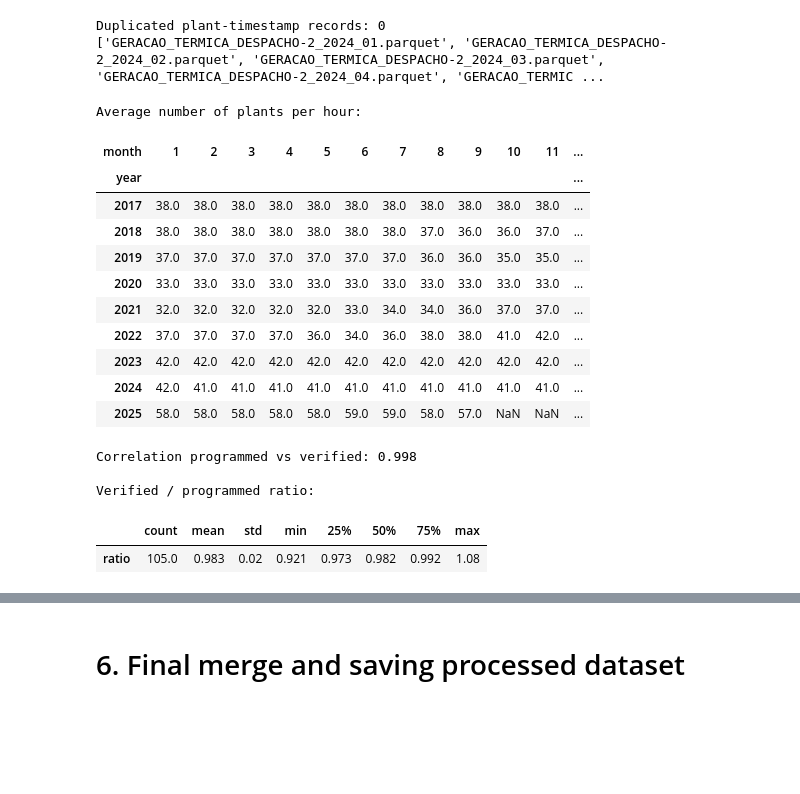
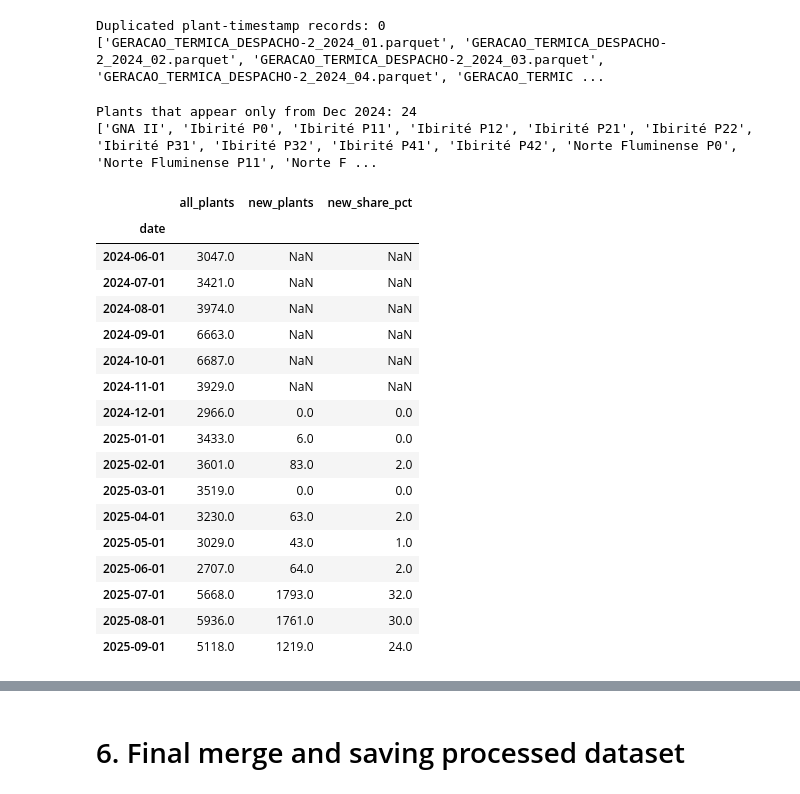
Before and after one commit to cesarmonteiro09/energy-pld-analysis, a Jupyter notebook: notebooks/01_exploratory_data_analysis.ipynb, the cells around one changed output, grey strips where cells are left out. Cells and saved outputs as stored; diff of their text form; code cells hidden in the pictures; blank space fills up the shorter version.

Commit message:
chore(notebook-01): re-run all cells and add thermal coverage notes

```diff
--- a/notebooks/01_exploratory_data_analysis.ipynb
+++ b/notebooks/01_exploratory_data_analysis.ipynb
@@ -356,44 +356,42 @@ Median records per power plant and timestamp, by year:
 Duplicated plant-timestamp records: 0
 ['GERACAO_TERMICA_DESPACHO-2_2024_01.parquet', 'GERACAO_TERMICA_DESPACHO-2_2024_02.parquet', 'GERACAO_TERMICA_DESPACHO-2_2024_03.parquet', 'GERACAO_TERMICA_DESPACHO-2_2024_04.parquet', 'GERACAO_TERMIC ...
 # %%
-# --- THERMAL CHECK: PLANTS PER HOUR BY MONTH, PROGRAMMED vs VERIFIED ---
+# --- THERMAL CHECK: PLANTS THAT APPEAR FROM DEC 2024 ---
 
-df_ter_se["val_verifgeracao"] = pd.to_numeric(df_ter_se["val_verifgeracao"], errors="coerce")
+# 1. Plants seen before and after December 2024
+plants_before = set(df_ter_se.loc[df_ter_se["date"] < "2024-12-01", "nom_usina"].unique())
+plants_after = set(df_ter_se.loc[df_ter_se["date"] >= "2024-12-01", "nom_usina"].unique())
+new_plants = sorted(plants_after - plants_before)
+print("Plants that appear only from Dec 2024:", len(new_plants))
+print(new_plants)
 
-# 1. System-wide values per hour (sum across plants)
-by_hour = df_ter_se.groupby("date").agg(
-    n_plants=("nom_usina", "nunique"),
-    prog=("val_proggeracao", "sum"),
-    verif=("val_verifgeracao", "sum"),
-)
+# 2. Monthly mean generation: new plants vs all plants
+df_new = df_ter_se[df_ter_se["nom_usina"].isin(new_plants)]
+new_monthly = df_new.groupby("date")["val_proggeracao"].sum().resample("MS").mean()
+all_monthly = df_ter_se.groupby("date")["val_proggeracao"].sum().resample("MS").mean()
 
-# 2. Monthly means, same window as the analysis
-monthly = by_hour.resample("MS").mean().loc["2017-01-01":"2025-09-01"]
-
-# 3. Plants per hour: year x month table
-table = monthly.assign(year=monthly.index.year, month=monthly.index.month)
-print("Average number of plants per hour:")
-display(table.pivot(index="year", columns="month", values="n_plants").round(0))
-
-# 4. Programmed vs verified generation
-print("\nCorrelation programmed vs verified:", round(monthly["prog"].corr(monthly["verif"]), 3))
-print("\nVerified / programmed ratio:")
-display((monthly["verif"] / monthly["prog"]).describe().to_frame("ratio").T.round(3))
+check = pd.DataFrame({"all_plants": all_monthly, "new_plants": new_monthly})
+check = check.loc["2024-06-01":"2025-09-01"]
+check["new_share_pct"] = (check["new_plants"] / check["all_plants"] * 100).round(1)
+display(check.round(0))
 # %% [output]
-Average number of plants per hour:
+Plants that appear only from Dec 2024: 24
+['GNA II', 'Ibirité P0', 'Ibirité P11', 'Ibirité P12', 'Ibirité P21', 'Ibirité P22', 'Ibirité P31', 'Ibirité P32', 'Ibirité P41', 'Ibirité P42', 'Norte Fluminense P0', 'Norte Fluminense P11', 'Norte F ...
-| month | 1 | 2 | 3 | 4 | 5 | 6 | 7 | 8 | 9 | 10 | 11 | ... |
-| year |  |  |  |  |  |  |  |  |  |  |  | ... |
-| 2017 | 38.0 | 38.0 | 38.0 | 38.0 | 38.0 | 38.0 | 38.0 | 38.0 | 38.0 | 38.0 | 38.0 | ... |
-| 2018 | 38.0 | 38.0 | 38.0 | 38.0 | 38.0 | 38.0 | 38.0 | 37.0 | 36.0 | 36.0 | 37.0 | ... |
-| 2019 | 37.0 | 37.0 | 37.0 | 37.0 | 37.0 | 37.0 | 37.0 | 36.0 | 36.0 | 35.0 | 35.0 | ... |
-| 2020 | 33.0 | 33.0 | 33.0 | 33.0 | 33.0 | 33.0 | 33.0 | 33.0 | 33.0 | 33.0 | 33.0 | ... |
-| 2021 | 32.0 | 32.0 | 32.0 | 32.0 | 32.0 | 33.0 | 34.0 | 34.0 | 36.0 | 37.0 | 37.0 | ... |
-| 2022 | 37.0 | 37.0 | 37.0 | 37.0 | 36.0 | 34.0 | 36.0 | 38.0 | 38.0 | 41.0 | 42.0 | ... |
-| 2023 | 42.0 | 42.0 | 42.0 | 42.0 | 42.0 | 42.0 | 42.0 | 42.0 | 42.0 | 42.0 | 42.0 | ... |
-| 2024 | 42.0 | 41.0 | 41.0 | 41.0 | 41.0 | 41.0 | 41.0 | 41.0 | 41.0 | 41.0 | 41.0 | ... |
-| 2025 | 58.0 | 58.0 | 58.0 | 58.0 | 58.0 | 59.0 | 59.0 | 58.0 | 57.0 | NaN | NaN | ... |
+|  | all_plants | new_plants | new_share_pct |
+| date |  |  |  |
+| 2024-06-01 | 3047.0 | NaN | NaN |
+| 2024-07-01 | 3421.0 | NaN | NaN |
+| 2024-08-01 | 3974.0 | NaN | NaN |
+| 2024-09-01 | 6663.0 | NaN | NaN |
+| 2024-10-01 | 6687.0 | NaN | NaN |
+| 2024-11-01 | 3929.0 | NaN | NaN |
+| 2024-12-01 | 2966.0 | 0.0 | 0.0 |
+| 2025-01-01 | 3433.0 | 6.0 | 0.0 |
+| 2025-02-01 | 3601.0 | 83.0 | 2.0 |
+| 2025-03-01 | 3519.0 | 0.0 | 0.0 |
+| 2025-04-01 | 3230.0 | 63.0 | 2.0 |
+| 2025-05-01 | 3029.0 | 43.0 | 1.0 |
+| 2025-06-01 | 2707.0 | 64.0 | 2.0 |
+| 2025-07-01 | 5668.0 | 1793.0 | 32.0 |
+| 2025-08-01 | 5936.0 | 1761.0 | 30.0 |
+| 2025-09-01 | 5118.0 | 1219.0 | 24.0 |
-Correlation programmed vs verified: 0.998
-
-Verified / programmed ratio:
-|  | count | mean | std | min | 25% | 50% | 75% | max |
-| ratio | 105.0 | 0.983 | 0.02 | 0.921 | 0.973 | 0.982 | 0.992 | 1.08 |
```
Also changed, not shown: parts of 2 cells of this notebook.
